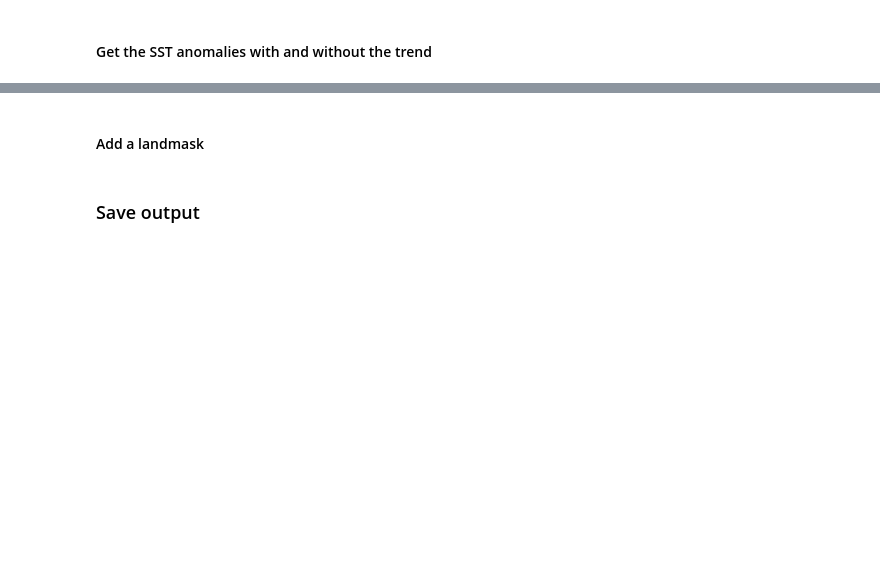
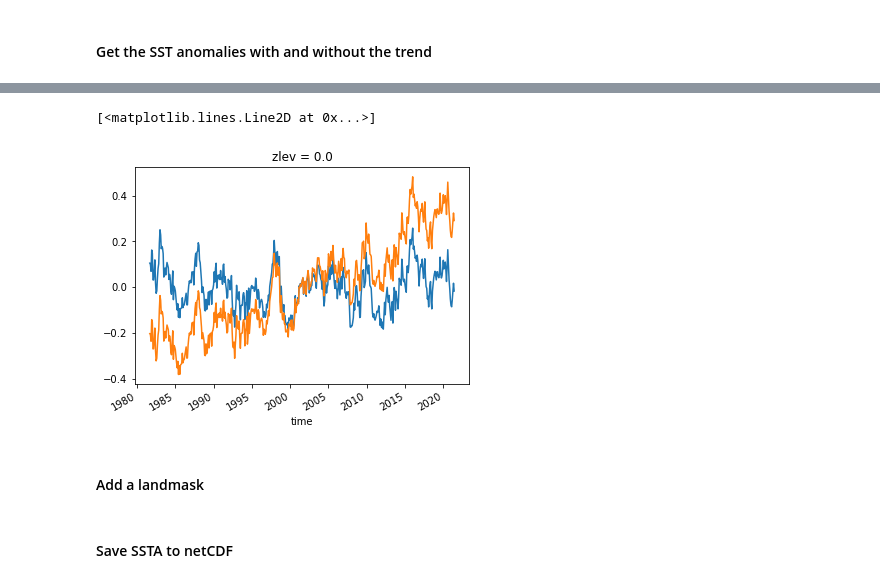
Before and after one commit to ocetrac/marine-heatwaves, a Jupyter notebook: 00_preprocess.ipynb, the cells around one changed output, grey strips where cells are left out. Saved outputs shown, nothing was run; the diff lists cells and outputs as text; code cells hidden in the pictures; blank space fills up the shorter version.

```diff
--- a/00_preprocess.ipynb
+++ b/00_preprocess.ipynb
@@ -144,3 +70,14 @@ ssta_notrend.sel(time=('1997-12-01')).plot(ax=ax1);
+# %%
+# Plot weighted global mean timeseries of SSTA with and without trend
+dlon = np.cos(da.lat * np.pi/180) *111e3
+dlat = 111e3 * xr.ones_like(da.lon)
+cell_area = dlon * dlat
+
+ssta_notrend.weighted(cell_area).mean(('lat','lon')).plot()
+ssta_trend.weighted(cell_area).mean(('lat','lon')).plot()
+# %% [output]
+[<matplotlib.lines.Line2D at 0x...>]
+[figure, added]
 # %% [markdown]
 #### Add a landmask
 # %%
@@ -148,7 +85,7 @@ path = 'https://psl.noaa.gov/thredds/dodsC/Datasets/noaa.oisst.v2.highres/lsmask
 ds_mask = xr.open_dataset(path, use_cftime=True)
 lsmask = ds_mask.lsmask.isel(time=0)
 # %% [markdown]
-### Save output
+#### Save SSTA to netCDF
 # %%
 # Specify path to save output
 path = '/burg/abernathey/users/hillary/oisst_v21/'
```
Also changed, not shown: parts of 20 cells of this notebook, 16 other files.
